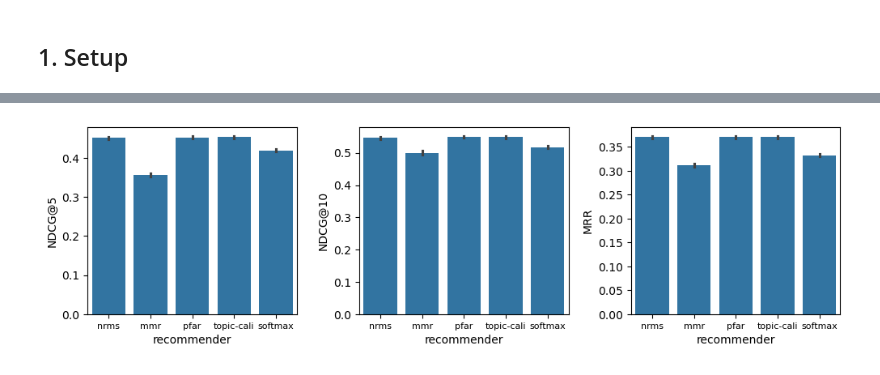
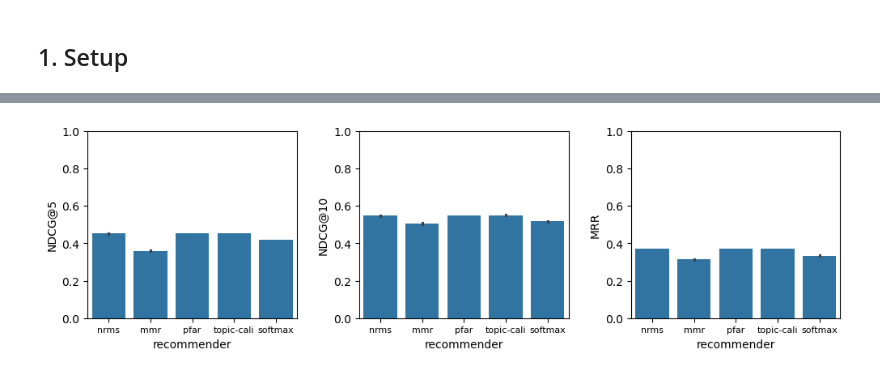
Before and after one commit to CCRI-POPROX/poprox-recommender, a Jupyter notebook: notebooks/MINDSmallEvalResults.ipynb, the cells around one changed output, grey strips where cells are left out. Cells and saved outputs as stored; diff of their text form; code cells hidden in the pictures.

```diff
--- a/notebooks/MINDSmallEvalResults.ipynb
+++ b/notebooks/MINDSmallEvalResults.ipynb
@@ -29,0 +25,3 @@ To evaluate the plot, look for higher values in the bars. Higher values indicate
+# %%
+mind_val_user_metrics = pd.read_csv('../outputs/mind-val-user-metrics.csv.gz')
+mind_val_user_metrics.head()
@@ -29,0 +35,2 @@ To evaluate the plot, look for higher values in the bars. Higher values indicate
+# %%
+metrics = ['NDCG@5', 'NDCG@10', 'MRR', 'RBO@5', 'RBO@10']
@@ -30,19 +42,14 @@ To evaluate the plot, look for higher values in the bars. Higher values indicate
 # %%
 plt.figure(figsize=(12, 3))
 plt.subplots_adjust(wspace=0.3)
 
-plt.subplot(1, 3, 1)
-sns.barplot(data=mind_small_user_metrics, x='recommender', y='NDCG@5')
-plt.xticks(fontsize=8)
+for i, metric in enumerate(metrics[:3], 1):
+    plt.subplot(1, 3, i)
+    sns.barplot(data=mind_val_user_metrics, x='recommender', y=metric)
+    plt.xticks(fontsize=8)
+    plt.ylim(0, 1)
 
-plt.subplot(1, 3, 2)
-sns.barplot(data=mind_small_user_metrics, x='recommender', y='NDCG@10')
-plt.xticks(fontsize=8)
-
-plt.subplot(1, 3, 3)
-sns.barplot(data=mind_small_user_metrics, x='recommender', y='MRR')
-plt.xticks(fontsize=8)
 
 plt.show()
 # %% [output]
-[figure, old version]
+[figure, new version]
```
Also changed, not shown: parts of 20 cells of this notebook, 1 other file.
